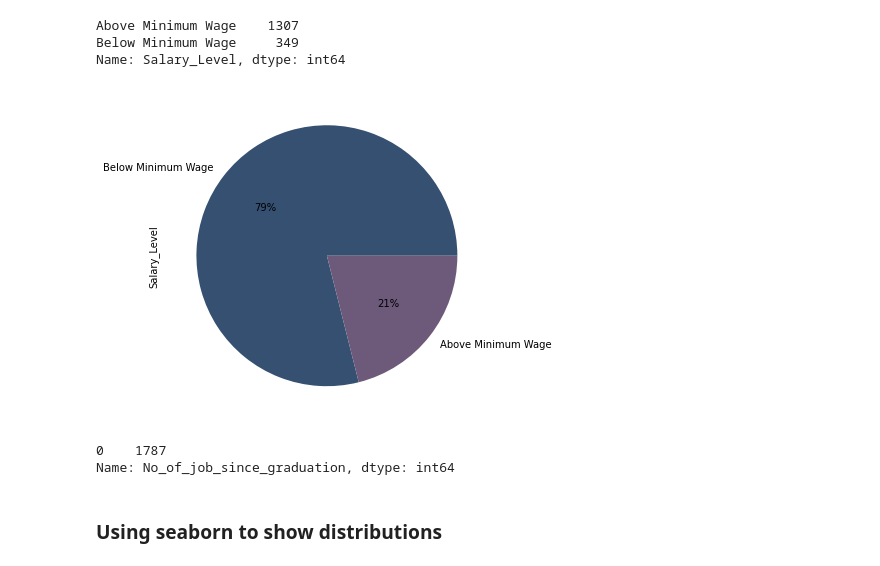
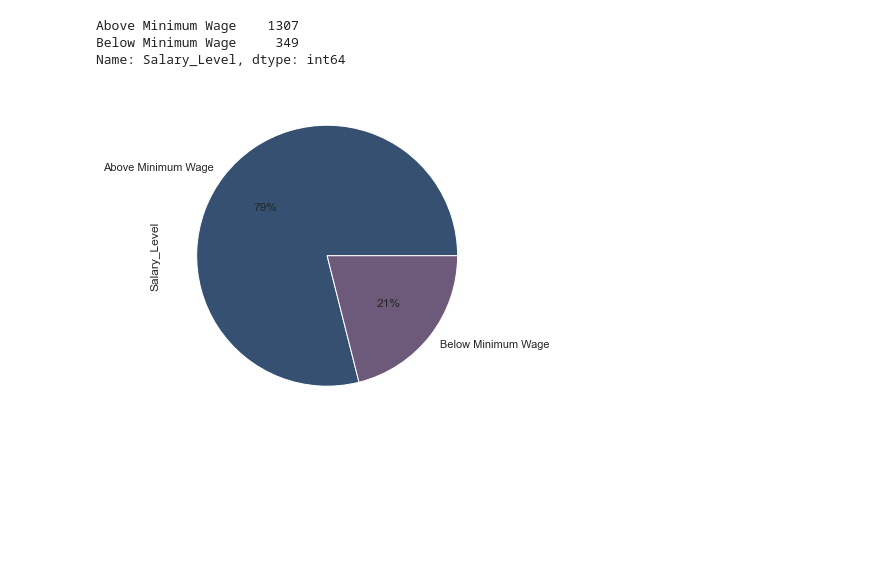
Before and after one commit to egah1111/redefined, a Jupyter notebook: NIGERIAN GRADUATES EXPLORATIVE DATA ANALYSIS-checkpoint.ipynb, the cells around one changed output. Saved outputs shown, nothing was run; the diff lists cells and outputs as text; code cells hidden in the pictures; blank space fills up the shorter version.

```diff
--- a/NIGERIAN GRADUATES EXPLORATIVE DATA ANALYSIS-checkpoint.ipynb
+++ b/NIGERIAN GRADUATES EXPLORATIVE DATA ANALYSIS-checkpoint.ipynb
@@ -669,17 +669,9 @@ Name: Salary_Level, dtype: int64
 # %%
 # Using matplotlib to create a pie chart of salary level
 plt.figure(figsize = (6,6))
-labels = ["Below Minimum Wage", "Above Minimum Wage"]
+labels = ["Above Minimum Wage", "Below Minimum Wage"]
 colors = ["#355070", "#6d597a"]
 df["Salary_Level"].value_counts().plot(kind = "pie", colors = colors, labels = labels, autopct = "%1.0f%%")
 plt.show()
 # %% [output]
-[figure, old version]
+[figure, new version]
-# %%
-# No. of graduates without job experience since graduation
-df[df["No_of_job_since_graduation"] == 0]["No_of_job_since_graduation"].value_counts()
-# %% [output]
-0    1787
-Name: No_of_job_since_graduation, dtype: int64
-# %% [markdown]
-### Using seaborn to show distributions
```
Also changed, not shown: parts of 34 cells of this notebook.
